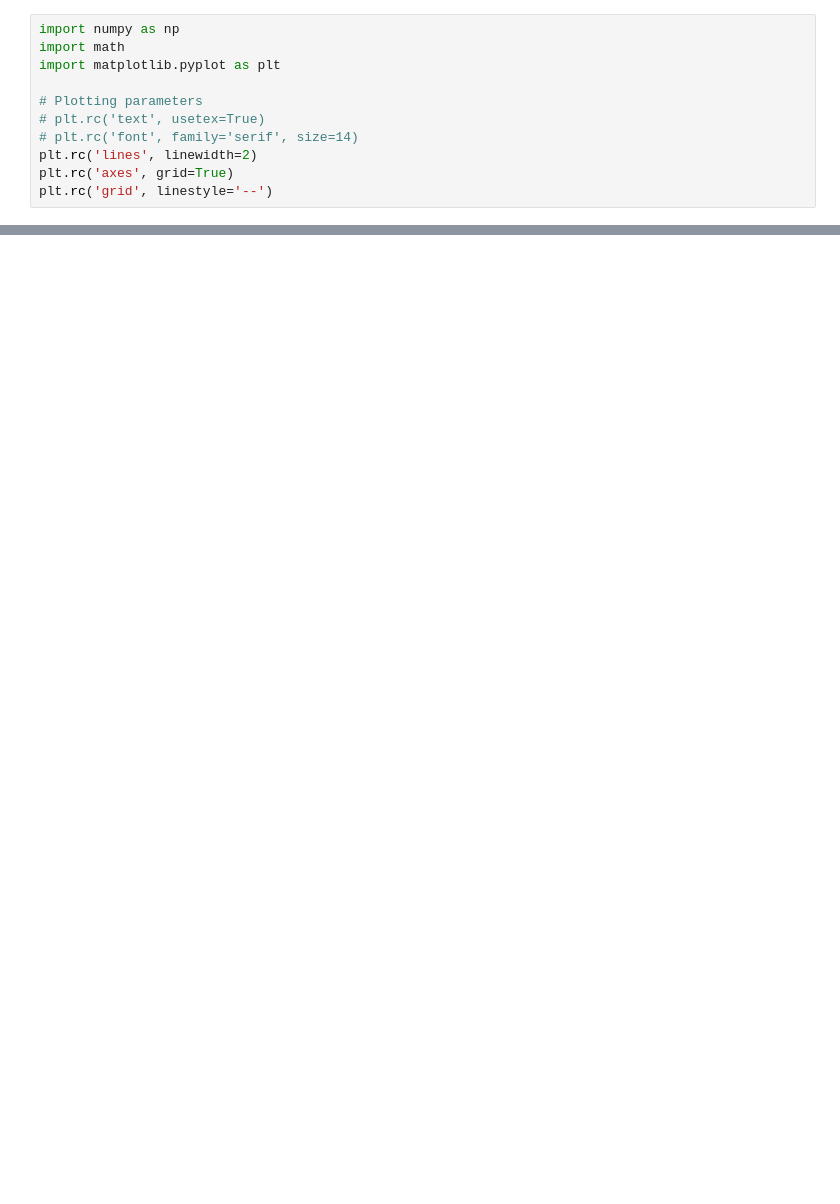
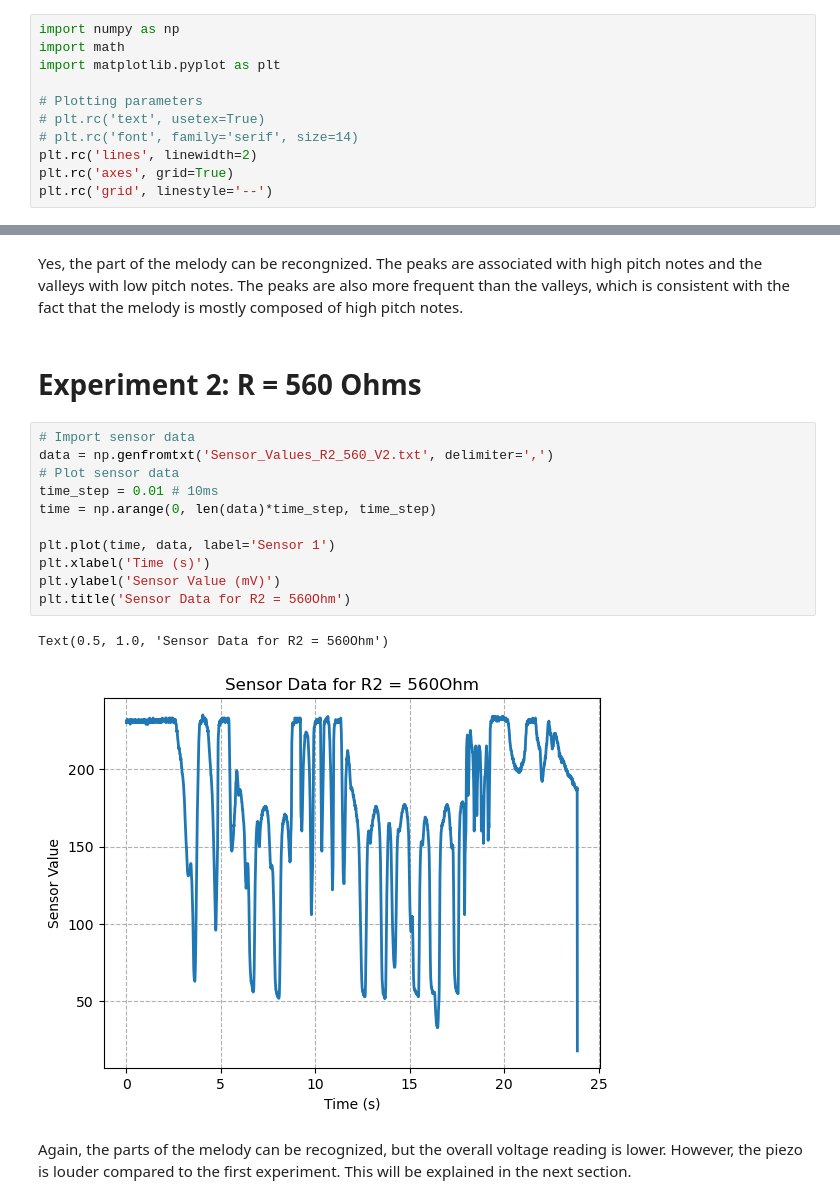
Before and after one commit to AntoinePetraki/Extra_Credit_Arduino_Code, a Jupyter notebook: Arduino_Project.ipynb, the cells around one changed output, grey strips where cells are left out. Drawn from its saved outputs; the diff is of its cells as text; blank space fills up the shorter version.

```diff
--- a/Arduino_Project.ipynb
+++ b/Arduino_Project.ipynb
@@ -36,0 +38,20 @@ Text(0.5, 1.0, 'Sensor Data')
+# %% [markdown]
+Yes, the part of the melody can be recongnized. The peaks are associated with high pitch notes and the valleys with low pitch notes. The peaks are also more frequent than the valleys, which is consistent with the fact that the melody is mostly composed of high pitch notes.
+# %% [markdown]
+# Experiment 2: R = 560 Ohms
+# %%
+# Import sensor data
+data = np.genfromtxt('Sensor_Values_R2_560_V2.txt', delimiter=',')
+# Plot sensor data
+time_step = 0.01 # 10ms
+time = np.arange(0, len(data)*time_step, time_step)
+
+plt.plot(time, data, label='Sensor 1')
+plt.xlabel('Time (s)')
+plt.ylabel('Sensor Value (mV)')
+plt.title('Sensor Data for R2 = 560Ohm')
+# %% [output]
+Text(0.5, 1.0, 'Sensor Data for R2 = 560Ohm')
+[figure, added]
+# %% [markdown]
+Again, the parts of the melody can be recognized, but the overall voltage reading is lower. However, the piezo is louder compared to the first experiment. This will be explained in the next section.
```
Also changed, not shown: parts of 5 cells of this notebook, 5 other files.
